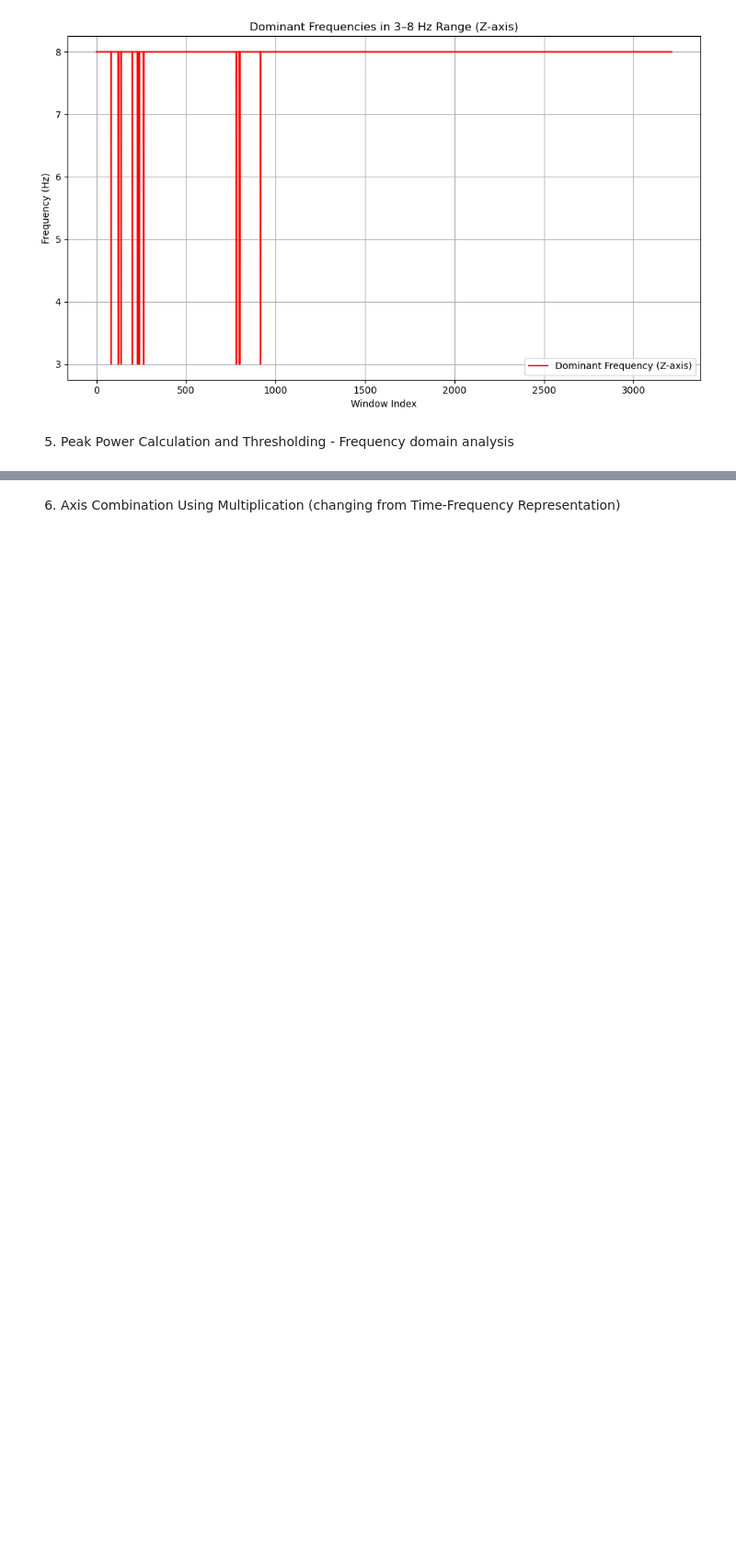
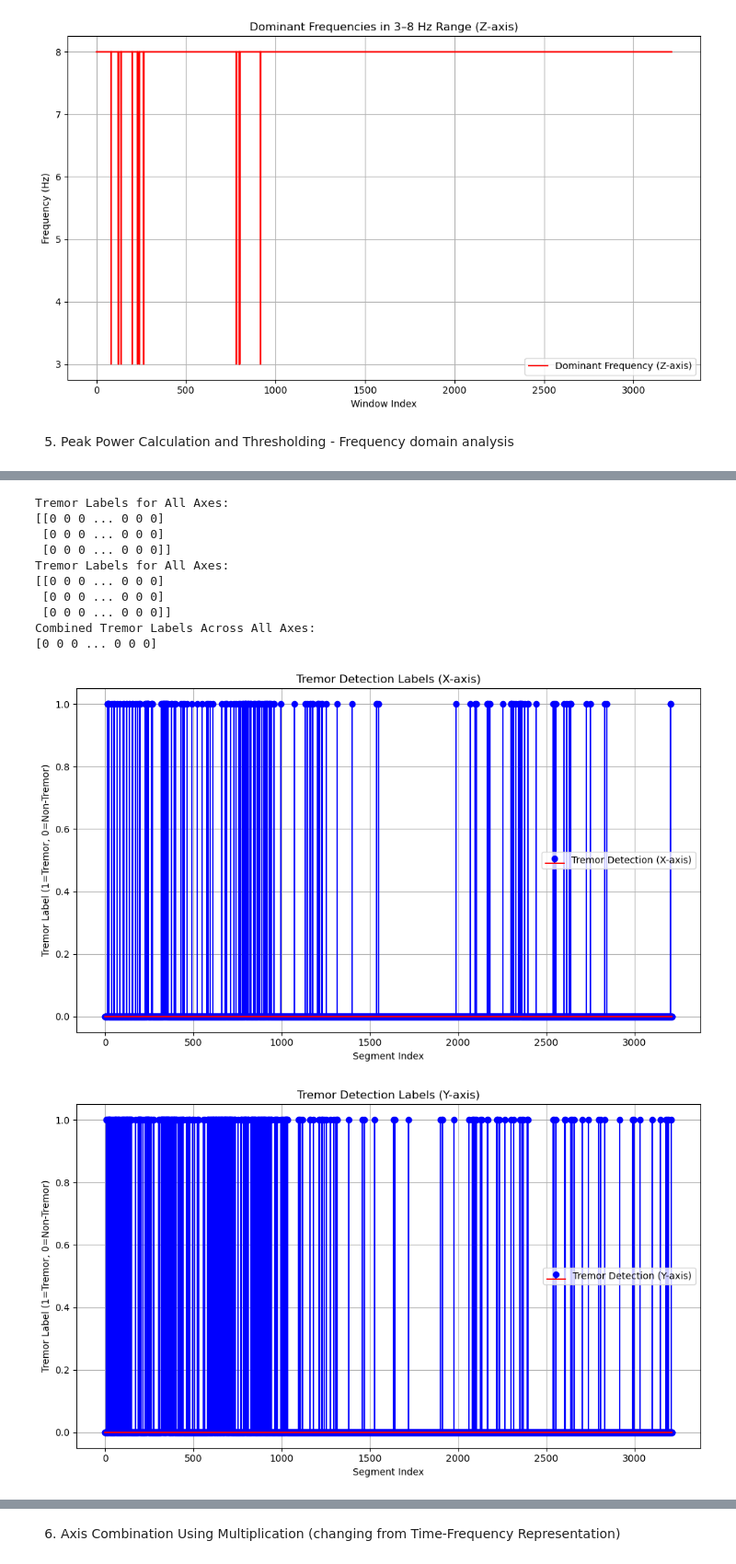
Before and after one commit to pwatana/Neurotech_UofT_2024, a Jupyter notebook: Neurotech_data_cleaning.ipynb, the cells around one changed output, grey strips where cells are left out. Shown at 92% size. Saved outputs shown, nothing was run; the diff lists cells and outputs as text; code cells hidden in the pictures; blank space fills up the shorter version.

Commit message:
Step 5 adjustments

```diff
--- a/Neurotech_data_cleaning.ipynb
+++ b/Neurotech_data_cleaning.ipynb
@@ -549,18 +422,0 @@ def detect_and_label_tremor_segments(segmented_windows, fs, low_freq=3, high_fre
-# %%
-# Example: Apply to X-axis segmented windows
-tremor_labels_x, peak_powers_x = detect_and_label_tremor_segments(
-    segmented_windows_x, fs, low_freq, high_freq, threshold_divisor=10
-)
-
-# Repeat for all axes
-tremor_labels_all_axes = []
-peak_powers_all_axes = []
-
-for axis_segmented_windows in segmented_signals:
-    labels, powers = detect_and_label_tremor_segments(axis_segmented_windows, fs, low_freq, high_freq)
-    tremor_labels_all_axes.append(labels)
-    peak_powers_all_axes.append(powers)
-
-# Convert results to NumPy arrays
-tremor_labels_all_axes = np.array(tremor_labels_all_axes)  # Shape: (3, num_windows)
-peak_powers_all_axes = np.array(peak_powers_all_axes)      # Shape: (3, num_windows)
@@ -566,0 +444,62 @@ peak_powers_all_axes = np.array(peak_powers_all_axes)      # Shape: (3, num_wind
+# %%
+# Apply Step 5 to detect tremor labels for each axis
+threshold_divisor = 10  # As defined in the pipeline
+tremor_labels_all_axes = detect_tremor_from_powers(dominant_powers_all_axes, threshold_divisor)
+
+# Output shape: (3, num_windows) -> Binary labels for X, Y, Z axes
+print("Tremor Labels for All Axes:")
+print(tremor_labels_all_axes)
+
+# Apply Step 5 to detect tremor labels for each axis
+threshold_divisor = 10  # As defined in the pipeline
+tremor_labels_all_axes = detect_tremor_from_powers(dominant_powers_all_axes, threshold_divisor)
+
+# Output shape: (3, num_windows) -> Binary labels for X, Y, Z axes
+print("Tremor Labels for All Axes:")
+print(tremor_labels_all_axes)
+
+# Combine tremor detection across axes using logical OR
+combined_tremor_labels = np.logical_or.reduce(tremor_labels_all_axes).astype(int)
+
+# Output shape: (num_windows,) -> Combined binary labels across all axes
+print("Combined Tremor Labels Across All Axes:")
+print(combined_tremor_labels)
+
+# Axis labels for plotting
+axis_labels = ['X-axis', 'Y-axis', 'Z-axis']
+
+# Plot tremor labels for each axis
+for i, label in enumerate(axis_labels):
+    plt.figure(figsize=(10, 6))
+    plt.stem(tremor_labels_all_axes[i], linefmt="blue", markerfmt="bo", basefmt="r-", label=f"Tremor Detection ({label})")
+    plt.title(f"Tremor Detection Labels ({label})")
+    plt.xlabel("Segment Index")
+    plt.ylabel("Tremor Label (1=Tremor, 0=Non-Tremor)")
+    plt.legend()
+    plt.grid(True)
+    plt.tight_layout()
+    plt.show()
+
+# Plot combined tremor labels
+plt.figure(figsize=(10, 6))
+plt.stem(combined_tremor_labels, linefmt="red", markerfmt="ro", basefmt="r-", label="Combined Tremor Detection")
+plt.title("Combined Tremor Detection Labels Across All Axes")
+plt.xlabel("Segment Index")
+plt.ylabel("Tremor Label (1=Tremor, 0=Non-Tremor)")
+plt.legend()
+plt.grid(True)
+plt.tight_layout()
+plt.show()
+# %% [output]
+Tremor Labels for All Axes:
+[[0 0 0 ... 0 0 0]
+ [0 0 0 ... 0 0 0]
+ [0 0 0 ... 0 0 0]]
+Tremor Labels for All Axes:
+[[0 0 0 ... 0 0 0]
+ [0 0 0 ... 0 0 0]
+ [0 0 0 ... 0 0 0]]
+Combined Tremor Labels Across All Axes:
+[0 0 0 ... 0 0 0]
+[figure, added]
+[figure, added]
```
Also changed, not shown: parts of 5 cells of this notebook.
